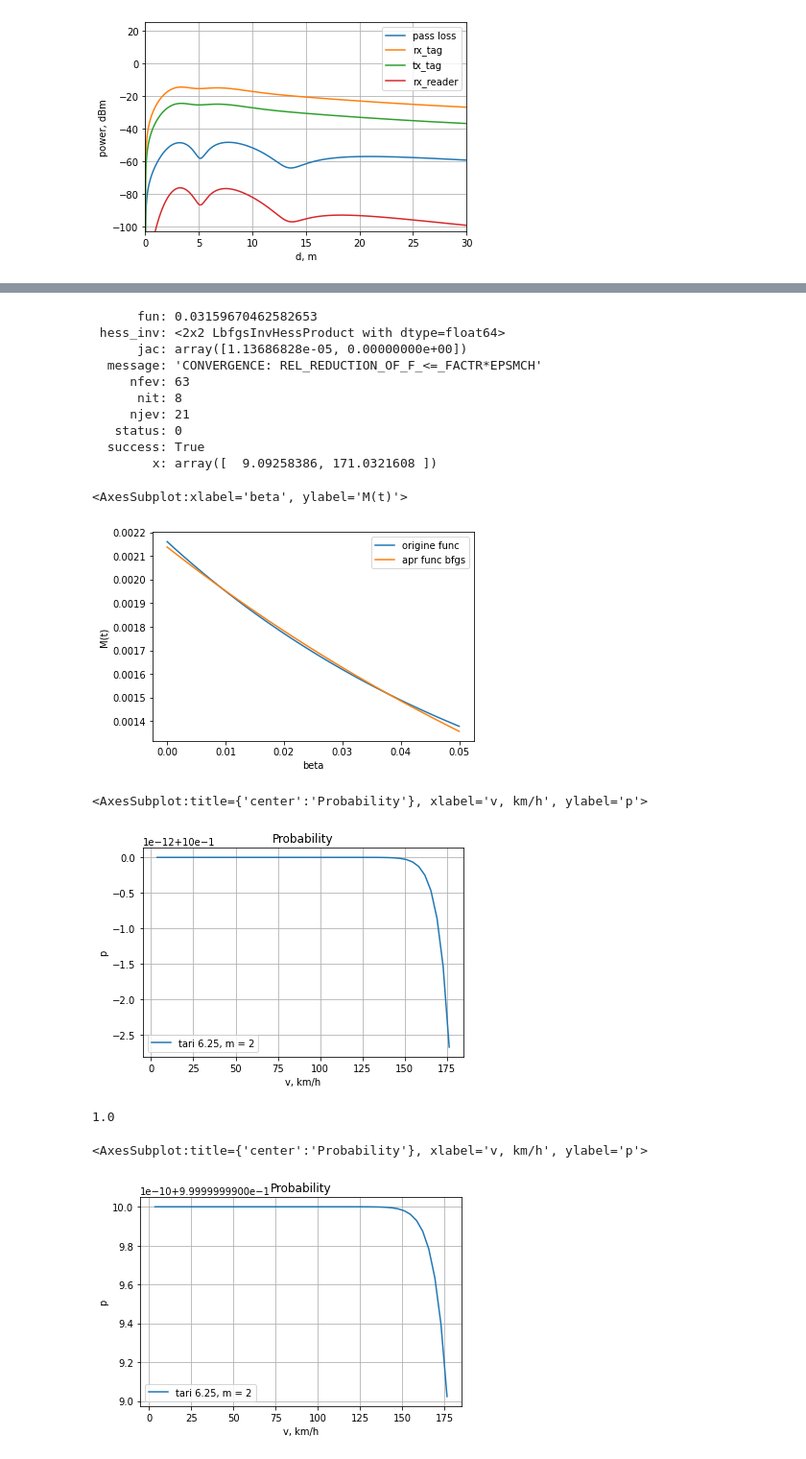
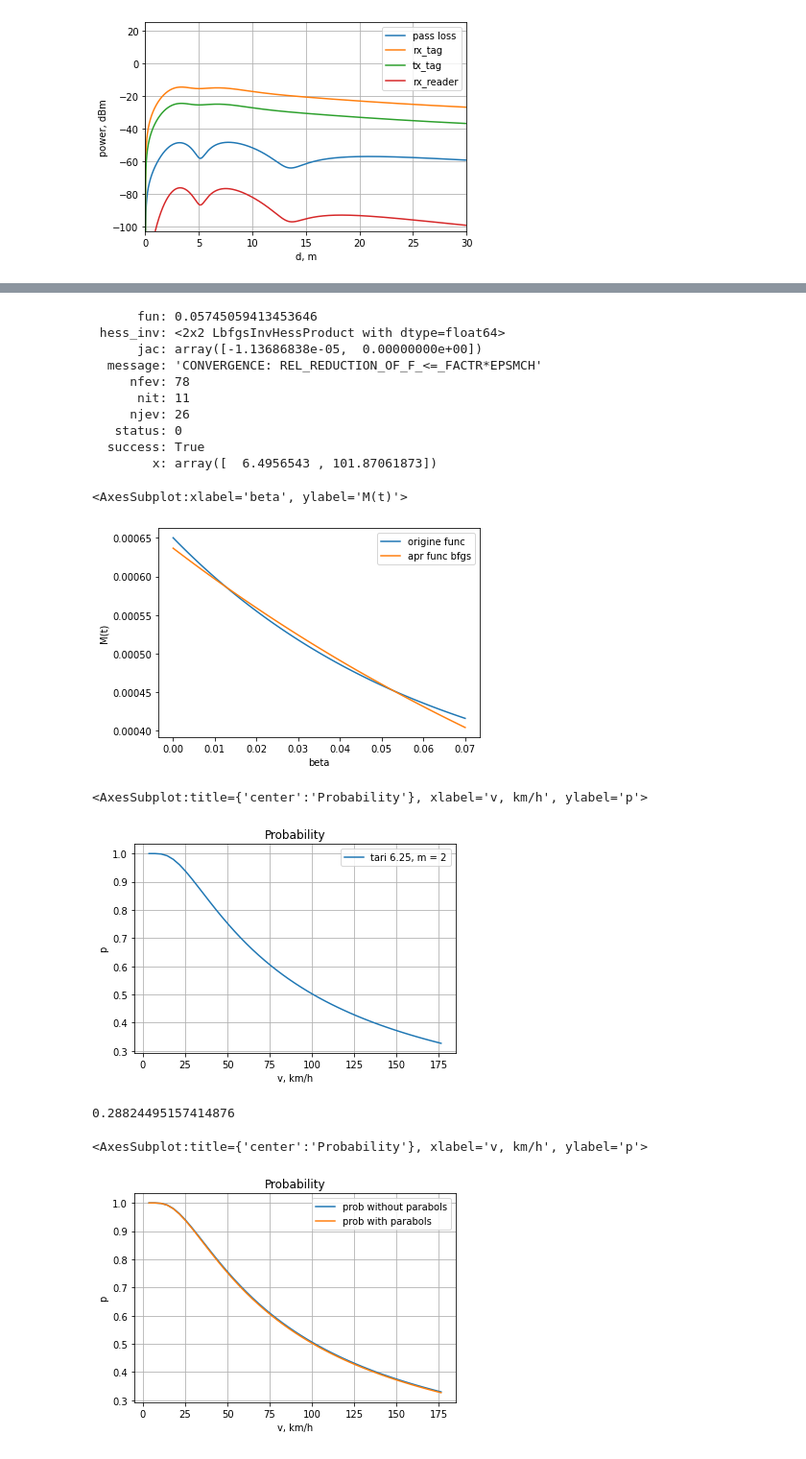
Before and after one commit to FenikL/rfid_project, a Jupyter notebook: experiments/estimate_ber_as_func.ipynb, the cells around one changed output, grey strips where cells are left out. Shown at 96% size. Saved outputs shown, nothing was run; the diff lists cells and outputs as text; code cells hidden in the pictures.

```diff
--- a/experiments/estimate_ber_as_func.ipynb
+++ b/experiments/estimate_ber_as_func.ipynb
@@ -19,10 +19,10 @@ The autoreload extension is already loaded. To reload it, use:
 # %% [markdown]
 Ввод необходимых параметров системы:
 # %%
-m = 4
-tari = 12.5
+m = 1
+tari = 25
 trext = 0
-MAX_BER = 0.05
+MAX_BER = 0.07
 MICRO = 1e-6
 # %% [markdown]
 Расчет косвенных параметров
@@ -226,7 +222,7 @@ def get_Q1_and_Q2(x):
         2*(N0+N1) * (N2-N1) * (1 - np.exp(-MAX_BER*l1))/l1 + \
         (N2-N1)**2 * (1 - np.exp(-2*MAX_BER*l1)) / (2*l1) - \
         2*(N0+N1) * x[1] * (1 - np.exp(-MAX_BER*x[0])) / x[0] - \
-        2*x[1] * (N2-N1) * (1 - np.exp(-MAX_BER*(x[0]+l1))) / (x[0]+l1) + \
+        2*x[1] * (N2-N1) * (1 - np.exp(-MAX_1 / (V*k2BER*(x[0]+l1))) / (x[0]+l1) + \
         (x[1]**2) * (1 - np.exp(-2*MAX_BER*x[0])) / (2*x[0])
     return t
 # %%
@@ -236,16 +232,16 @@ res_Q1_Q2_bfgs = minimize(get_Q1_and_Q2, x0, method='L-BFGS-B', bounds=bnds, opt
 # %%
 res_Q1_Q2_bfgs
 # %% [output]
-      fun: 0.03159670462582653
+      fun: 0.05745059413453646
  hess_inv: <2x2 LbfgsInvHessProduct with dtype=float64>
-      jac: array([1.13686828e-05, 0.00000000e+00])
+      jac: array([-1.13686838e-05,  0.00000000e+00])
   message: 'CONVERGENCE: REL_REDUCTION_OF_F_<=_FACTR*EPSMCH'
-     nfev: 63
-      nit: 8
-     njev: 21
+     nfev: 78
+      nit: 11
+     njev: 26
    status: 0
   success: True
-        x: array([  9.09258386, 171.0321608 ])
+        x: array([  6.4956543 , 101.87061873])
 # %%
 def test_origine_func(beta):
     return (N0 + N1 + (N2 - N1) * np.exp(-beta * l1)) * tari * MICRO
@@ -264,35 +260,36 @@ compafe_func["apr func bfgs"] = [test_apr_func(beta, res_Q1_Q2_bfgs) for beta in
 compafe_func.plot(x="beta", ylabel="M(t)")
 # %% [output]
 <AxesSubplot:xlabel='beta', ylabel='M(t)'>
-[figure, old version]
+[figure, new version]
 # %%
 plot_theor = pd.DataFrame()
 plot_theor['v, km/h'] = [v*3.6 for v in range(1, 50)]
-plot_theor['tari 6.25, m = 2'] = [num_int(Q1=res_Q1_Q2_bfgs.x[0], Q2=res_Q1_Q2_bfgs.x[1], Q=16+128, V=v, T=(N0+N2)*tari*MICRO, dt=tari*MICRO, L=L, B=B) for v in range(1, 50)]
+plot_theor['tari 6.25, m = 2'] = [num_int(Q=16+128, Q1=res_Q1_Q2_bfgs.x[0], Q2=res_Q1_Q2_bfgs.x[1], V=v, T=(N0+N2)*tari*MICRO, dt=tari*MICRO, L=L, B=B) for v in range(1, 50)]4294623363373272
 plot_theor.plot(x='v, km/h', ylabel='p', grid=True, title='Probability')
 # %% [output]
 <AxesSubplot:title={'center':'Probability'}, xlabel='v, km/h', ylabel='p'>
-[figure, old version]
+[figure, new version]
 # %%
 num_int(Q1=res_Q1_Q2_bfgs.x[0], Q2=res_Q1_Q2_bfgs.x[1], Q=16+128, V=50, T=(N0+N2)*tari*1e-6, dt=tari*1e-6, L=8, B=B)
 # %% [output]
-1.0
+0.28824495157414876
 # %%
 def num_int_with_ber_func(Q, Q1, Q2, V, dt, T, L):
     def fn(x):
         B = ber_func_from_x(x)
         k1 = np.exp(-B * Q)
         k2 = Q2 * dt * np.exp(-B * Q1)
         if k2 <= (T0 + T1 + T3):
             k2 = (T0 + T1 + T3)
         return k1 / (V*k2)
     t = quad(fn, V*T, L)[0]
-    return 1 - np.exp(-t)
+    return (1 - np.exp(-t)), x_, b_
 
 plot_theor_ber_func = pd.DataFrame()
-plot_theor_ber_func ['v, km/h'] = [v*3.6 for v in range(1, 50)]
-plot_theor_ber_func ['tari 6.25, m = 2'] = [num_int_with_ber_func(Q1=res_Q1_Q2_bfgs.x[0], Q2=res_Q1_Q2_bfgs.x[1], Q=16+128, V=v, T=(N0+N2)*tari*MICRO, dt=tari*MICRO, L=L) for v in range(1, 50)]
-plot_theor_ber_func .plot(x='v, km/h', ylabel='p', grid=True, title='Probability')
+plot_theor_ber_func['v, km/h'] = [v*3.6 for v in range(1, 50)]
+plot_theor_ber_func['prob without parabols'] = [num_int_with_ber_func(Q=16+128, Q1=res_Q1_Q2_bfgs.x[0], Q2=res_Q1_Q2_bfgs.x[1], V=v, T=(N0+N2)*tari*MICRO, dt=tari*MICRO, L=L)[0] for v in range(1, 50)]
+plot_theor_ber_func['prob with parabols'] = plot_theor['tari 6.25, m = 2'] = [num_int(Q=16+128, Q1=res_Q1_Q2_bfgs.x[0], Q2=res_Q1_Q2_bfgs.x[1], V=v, T=(N0+N2)*tari*MICRO, dt=tari*MICRO, L=L, B=B) for v in range(1, 50)]
+plot_theor_ber_func.plot(x='v, km/h', ylabel='p', grid=True, title='Probability')
 # %% [output]
 <AxesSubplot:title={'center':'Probability'}, xlabel='v, km/h', ylabel='p'>
-[figure, old version]
+[figure, new version]
```
Also changed, not shown: parts of 9 cells of this notebook.
